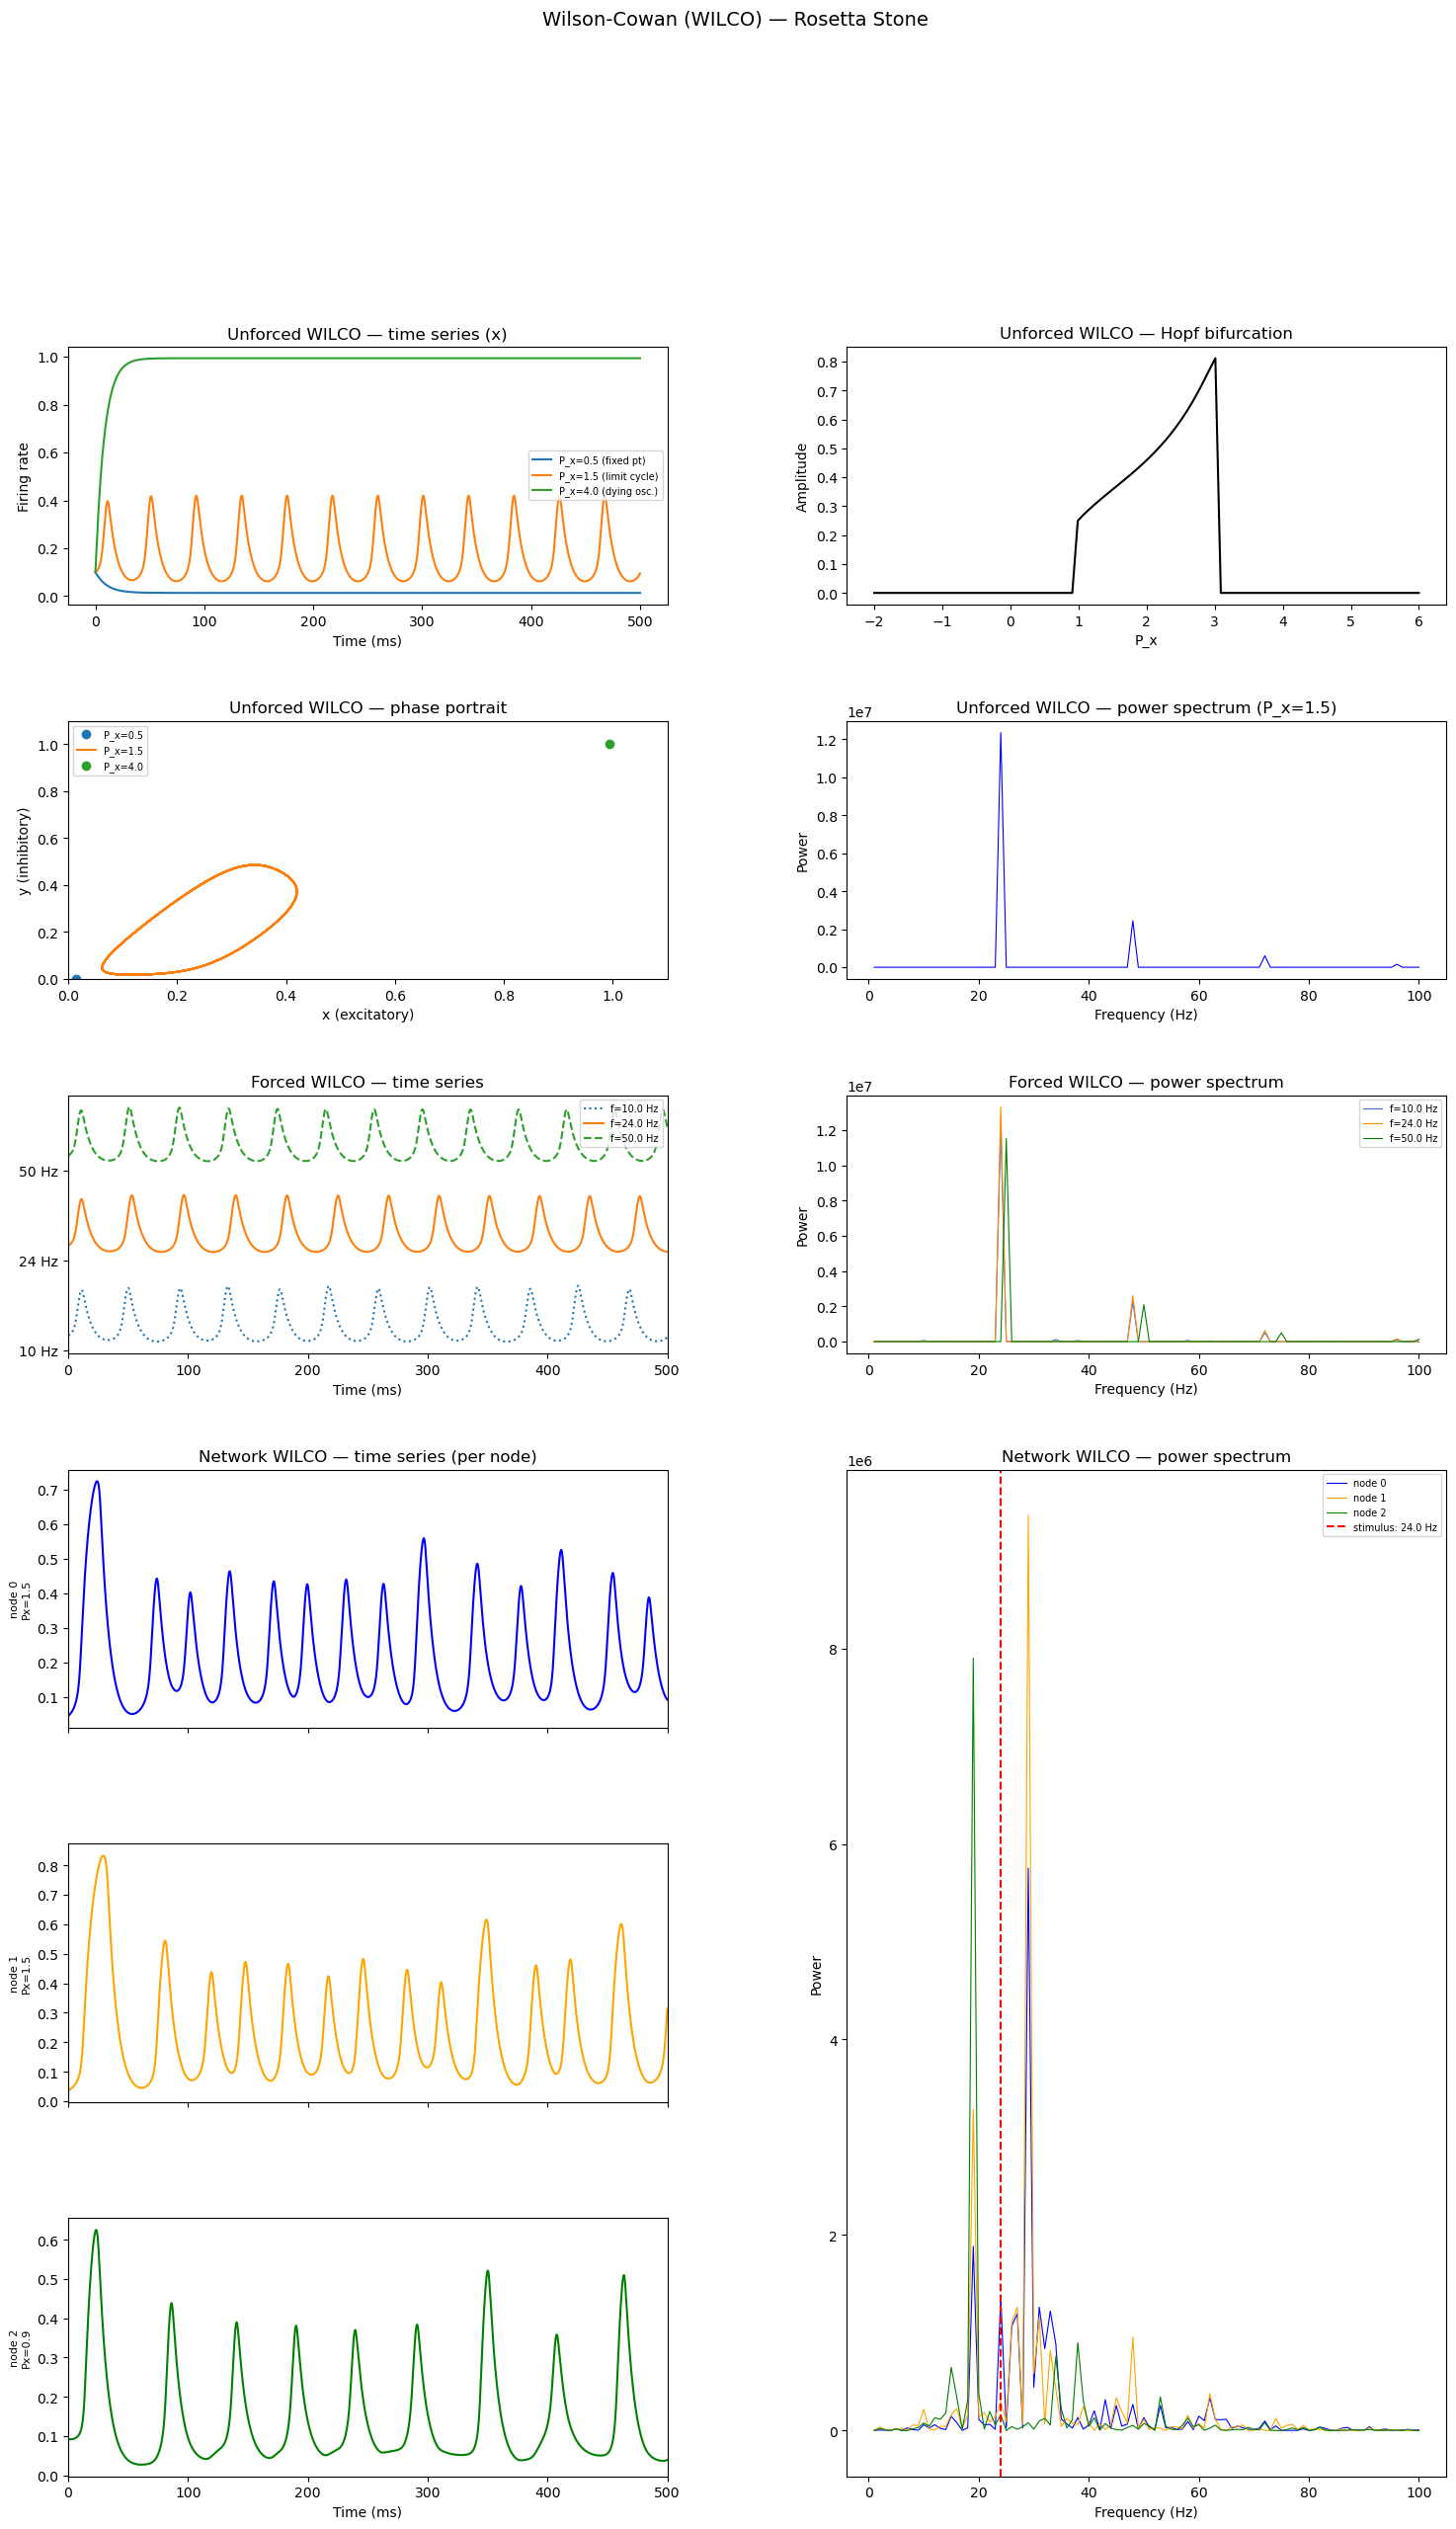
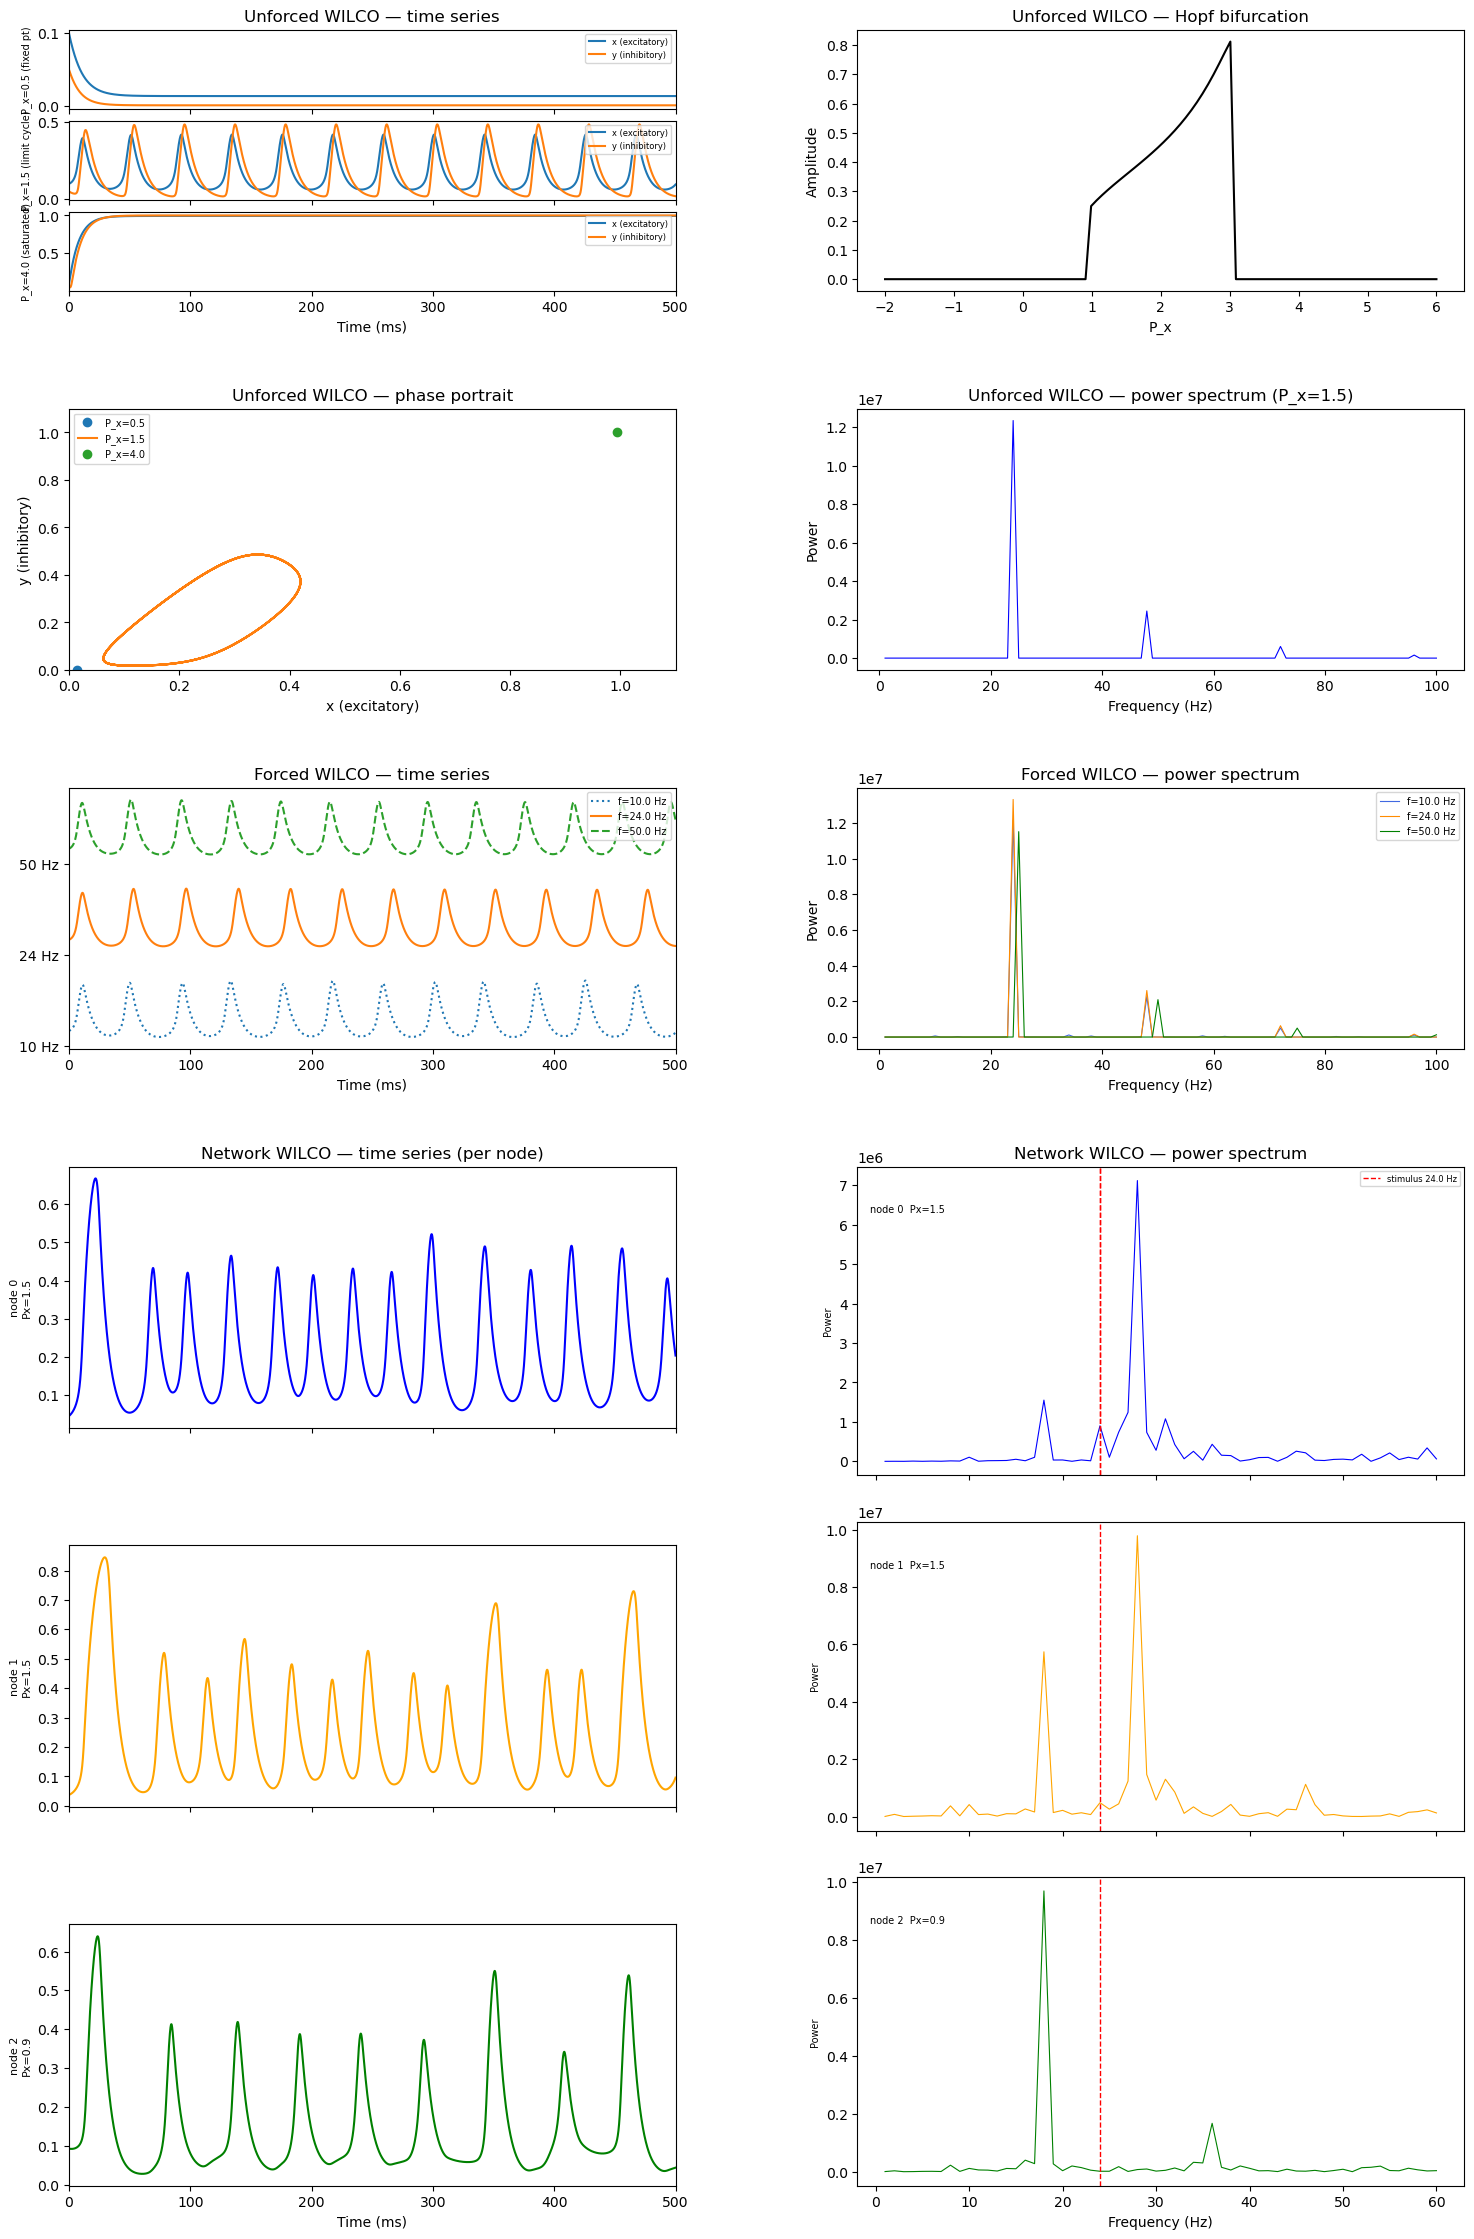
Unified diff of the notebook cell whose output changed from the first chart to the second:
--- before
+++ after
@@ -2,5 +2,8 @@
 gs  = gridspec.GridSpec(6, 2, figure=fig, hspace=0.45, wspace=0.3)
 
-ax1 = fig.add_subplot(gs[0, 0])   # unforced time series
+gs_unforced = gridspec.GridSpecFromSubplotSpec(3, 1, subplot_spec=gs[0, 0], hspace=0.15)
+ax1a = fig.add_subplot(gs_unforced[0])
+ax1b = fig.add_subplot(gs_unforced[1], sharex=ax1a)
+ax1c = fig.add_subplot(gs_unforced[2], sharex=ax1a)
 ax2 = fig.add_subplot(gs[0, 1])   # bifurcation
 ax3 = fig.add_subplot(gs[1, 0])   # phase portrait
@@ -12,14 +15,24 @@
 ax7b = fig.add_subplot(gs[4, 0], sharex=ax7a)
 ax7c = fig.add_subplot(gs[5, 0], sharex=ax7a)
-ax8  = fig.add_subplot(gs[3:, 1])  # network power spectrum spans 3 rows
+gs_psd = gridspec.GridSpecFromSubplotSpec(3, 1, subplot_spec=gs[3:, 1], hspace=0.15)
+ax8a = fig.add_subplot(gs_psd[0])
+ax8b = fig.add_subplot(gs_psd[1], sharex=ax8a)
+ax8c = fig.add_subplot(gs_psd[2], sharex=ax8a)
 
 # ── Row 1: Unforced time series ──
-for P_x, label in zip([0.5, 1.5, 4], ['P_x=0.5 (fixed pt)', 'P_x=1.5 (limit cycle)', 'P_x=4.0 (dying osc.)']):
+for ax, P_x, label in zip([ax1a, ax1b, ax1c],
+                            [0.5, 1.5, 4.0],
+                            ['P_x=0.5 (fixed pt)', 'P_x=1.5 (limit cycle)', 'P_x=4.0 (saturated)']):
     sol = wilco_unforced(tau_x, tau_y, w_xx, w_xy, w_yx, w_yy, P_x, x0, t)
-    ax1.plot(t, sol[0], label=label)
-ax1.set_title('Unforced WILCO — time series (x)')
-ax1.set_xlabel('Time (ms)')
-ax1.set_ylabel('Firing rate')
-ax1.legend(fontsize=7)
+    ax.plot(t, sol[0], label='x (excitatory)')
+    ax.plot(t, sol[1], label='y (inhibitory)')
+    ax.set_ylabel(label, fontsize=7)
+    ax.legend(fontsize=6, loc='upper right')
+    ax.set_xlim(0, 500)
+
+ax1a.set_title('Unforced WILCO — time series')
+ax1c.set_xlabel('Time (ms)')
+plt.setp(ax1a.get_xticklabels(), visible=False)
+plt.setp(ax1b.get_xticklabels(), visible=False)
 
 # ── Row 1: Bifurcation ──
@@ -97,15 +110,19 @@
 # ── Network power spectrum ──
 sol_net2 = wilco_network(tau_x, tau_y, w_xx, w_xy, w_yx, w_yy, Px, G, C, A, f, x0_net, t_long)
-for i in range(N):
+for ax, i, label in zip([ax8a, ax8b, ax8c], range(N),
+                         [f'node 0  Px={Px[0]}', f'node 1  Px={Px[1]}', f'node 2  Px={Px[2]}']):
     x_steady = sol_net2[i, -n:] - np.mean(sol_net2[i, -n:])
-    freqs    = np.fft.rfftfreq(len(x_steady), d=dt/1000)
-    power    = np.abs(np.fft.rfft(x_steady))**2
-    mask     = (freqs > 0) & (freqs <= 100)
-    ax8.plot(freqs[mask], power[mask], color=colors[i], linewidth=0.8, label=f'node {i}')
-ax8.axvline(f, color='r', linestyle='--', label=f'stimulus: {f} Hz')
-ax8.set_title('Network WILCO — power spectrum')
-ax8.set_xlabel('Frequency (Hz)'); ax8.set_ylabel('Power')
-ax8.legend(fontsize=7)
+    freqs = np.fft.rfftfreq(len(x_steady), d=dt/1000)
+    power = np.abs(np.fft.rfft(x_steady))**2
+    mask  = (freqs > 0) & (freqs <= 60)
+    ax.plot(freqs[mask], power[mask], color=colors[i], linewidth=0.8)
+    ax.axvline(f, color='r', linestyle='--', linewidth=1.0)
+    ax.set_ylabel('Power', fontsize=7)
+    ax.text(0.02, 0.85, label, transform=ax.transAxes, fontsize=7)
 
-fig.suptitle('Wilson-Cowan (WILCO) — Rosetta Stone', fontsize=14, y=1.002)
-plt.show()
+ax8a.set_title('Network WILCO — power spectrum')
+ax8a.axvline(f, color='r', linestyle='--', linewidth=1.0, label=f'stimulus {f} Hz')
+ax8a.legend(fontsize=6, loc='upper right')
+ax8c.set_xlabel('Frequency (Hz)')
+plt.setp(ax8a.get_xticklabels(), visible=False)
+plt.setp(ax8b.get_xticklabels(), visible=False)

Commit: add Kuramoto